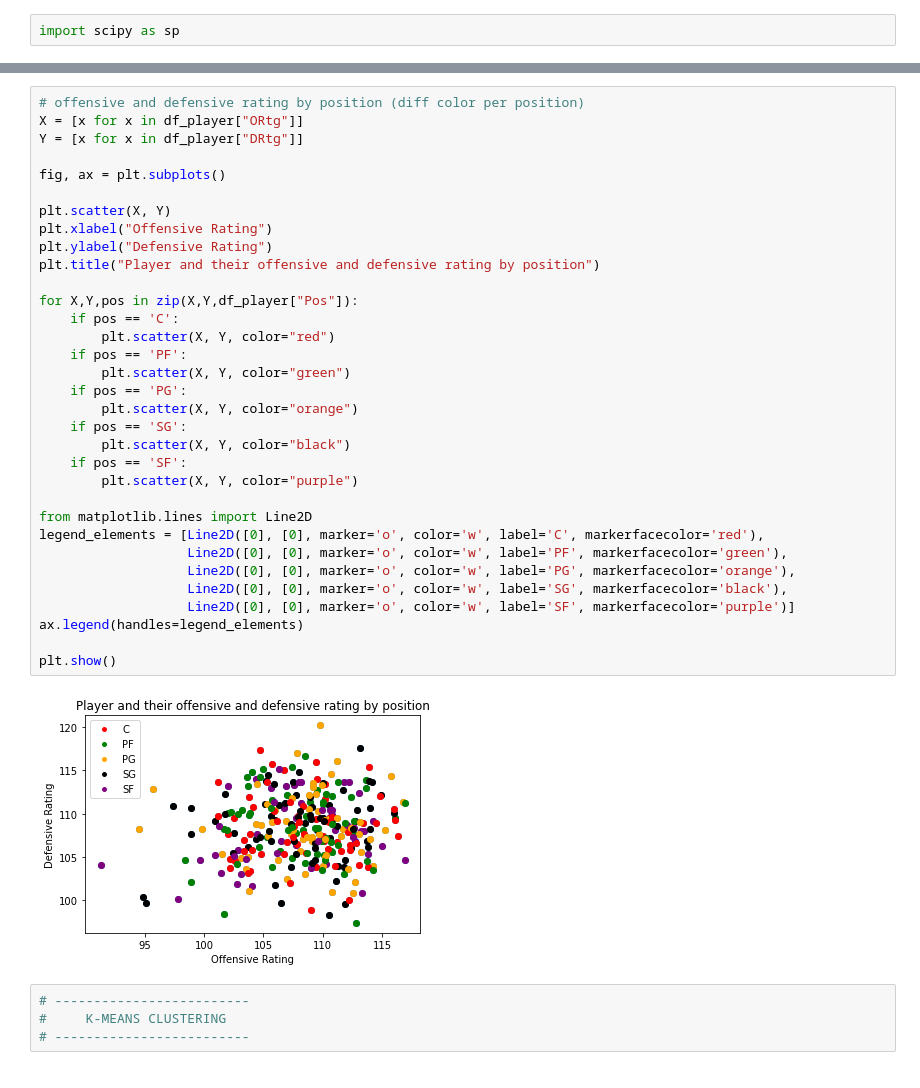
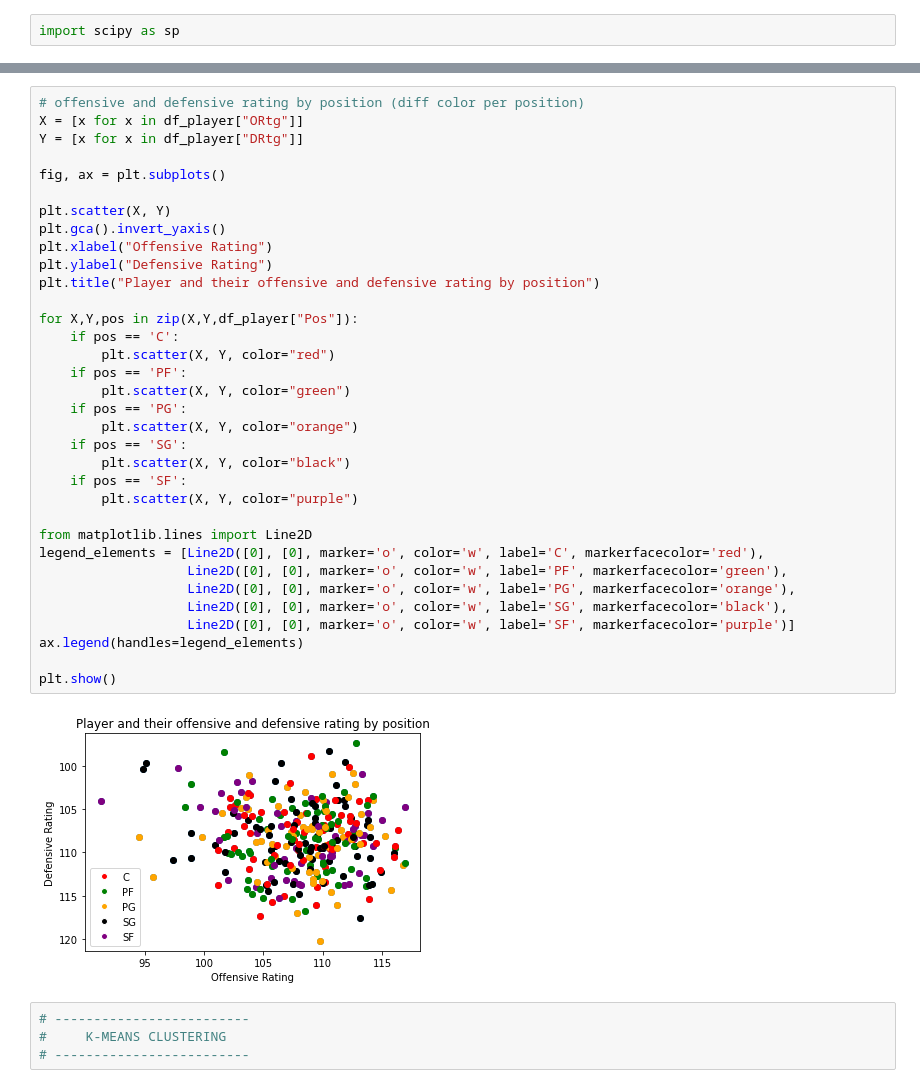
Before and after one commit to fahad-shaik/NBAOffensiveDefensive, a Jupyter notebook: code/main.ipynb, the cells around one changed output, grey strips where cells are left out. Saved outputs shown, nothing was run; the diff lists cells and outputs as text.

Commit message:
invert y axis

```diff
--- a/code/main.ipynb
+++ b/code/main.ipynb
@@ -472,34 +474,35 @@ Y = [x for x in df_player["DRtg"]]
 
 fig, ax = plt.subplots()
 
 plt.scatter(X, Y)
+plt.gca().invert_yaxis()
 plt.xlabel("Offensive Rating")
 plt.ylabel("Defensive Rating")
 plt.title("Player and their offensive and defensive rating by position")
 
 for X,Y,pos in zip(X,Y,df_player["Pos"]):
     if pos == 'C':
         plt.scatter(X, Y, color="red")
     if pos == 'PF':
         plt.scatter(X, Y, color="green")
     if pos == 'PG':
         plt.scatter(X, Y, color="orange")
     if pos == 'SG':
         plt.scatter(X, Y, color="black")
     if pos == 'SF':
         plt.scatter(X, Y, color="purple")
 
 from matplotlib.lines import Line2D
 legend_elements = [Line2D([0], [0], marker='o', color='w', label='C', markerfacecolor='red'),
                    Line2D([0], [0], marker='o', color='w', label='PF', markerfacecolor='green'),
                    Line2D([0], [0], marker='o', color='w', label='PG', markerfacecolor='orange'),
                    Line2D([0], [0], marker='o', color='w', label='SG', markerfacecolor='black'),
                    Line2D([0], [0], marker='o', color='w', label='SF', markerfacecolor='purple')]
 ax.legend(handles=legend_elements)
 
 plt.show()
 # %% [output]
-[figure, old version]
+[figure, new version]
 # %%
 # -------------------------
 #     K-MEANS CLUSTERING
```
Also changed, not shown: parts of 8 cells of this notebook.
